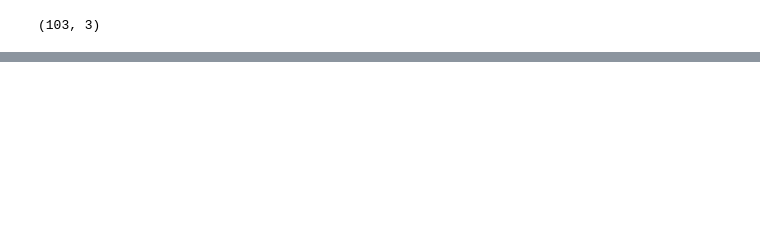
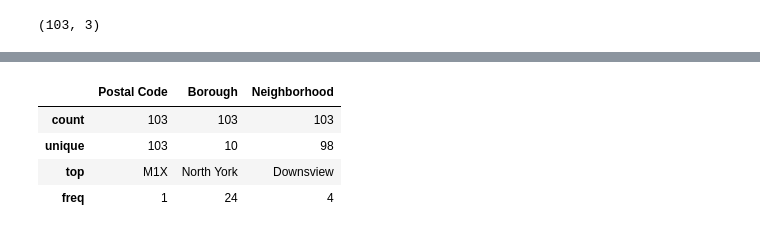
Before and after one commit to arunado/Coursera-Capstone, a Jupyter notebook: Aruna's Segmenting ans clustering assignment.ipynb, the cells around one changed output, grey strips where cells are left out. Cells and saved outputs as stored; diff of their text form; code cells hidden in the pictures; blank space fills up the shorter version.

```diff
--- a/Aruna's Segmenting ans clustering assignment.ipynb
+++ b/Aruna's Segmenting ans clustering assignment.ipynb
@@ -92,4 +80,7 @@ df.drop(indexNames , inplace=True)
 df.shape
 # %% [output]
 (103, 3)
+# %%
+df.drop_duplicates(subset ="Postal Code",
+                     keep = False, inplace = True)
 # %%
@@ -114,0 +148,8 @@ df
+# %%
+df.describe()
+# %% [output]
+|  | Postal Code | Borough | Neighborhood |
+| count | 103 | 103 | 103 |
+| unique | 103 | 10 | 98 |
+| top | M1X | North York | Downsview |
+| freq | 1 | 24 | 4 |
```
Also changed, not shown: parts of 14 cells of this notebook.
